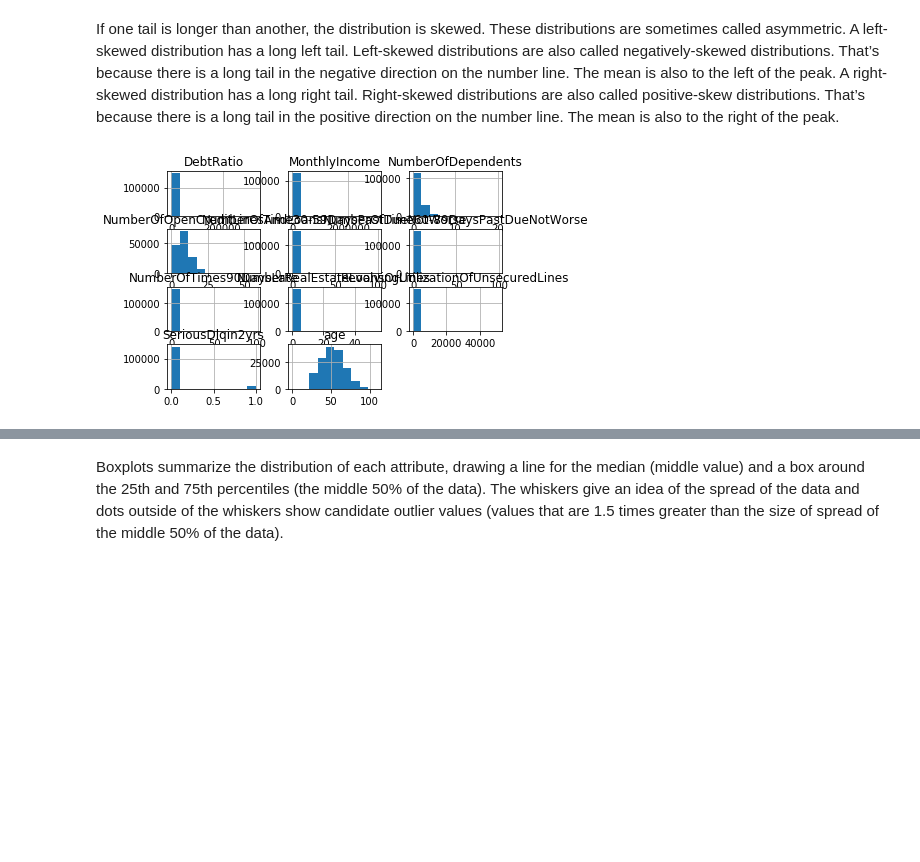
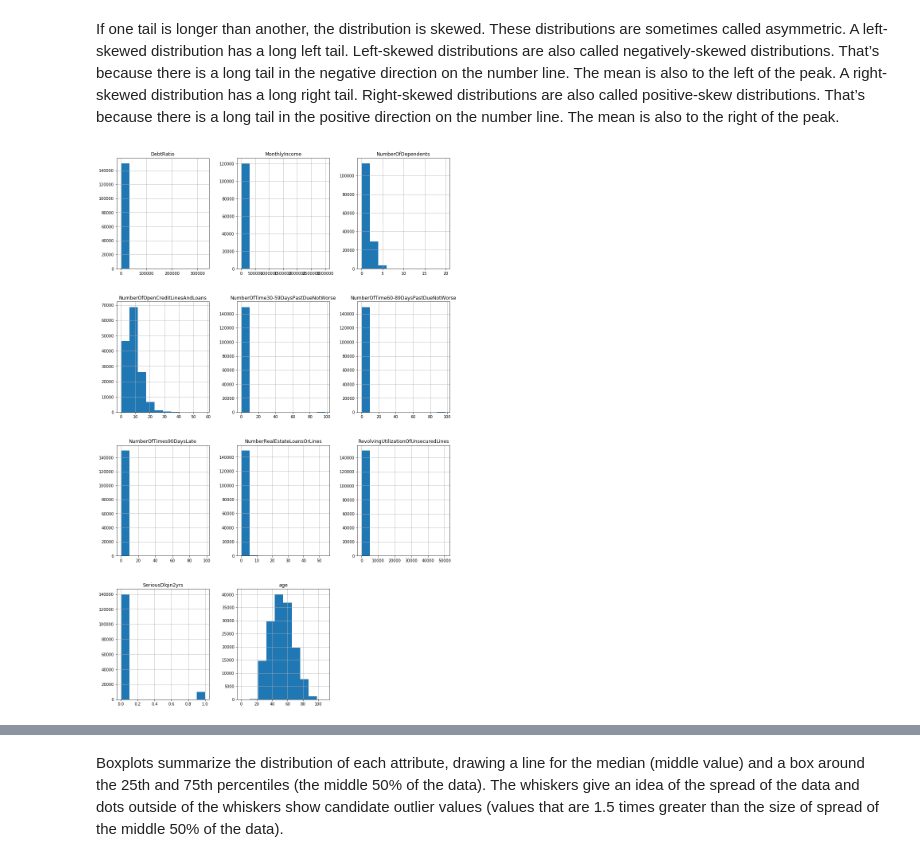
Before and after one commit to Simplon-IA-Bdx-1/give-me-some-credit-Beatrix84, a Jupyter notebook: Exercise_book_ML_python_credit.ipynb, the cells around one changed output, grey strips where cells are left out. Saved outputs shown, nothing was run; the diff lists cells and outputs as text; code cells hidden in the pictures; blank space fills up the shorter version.

```diff
--- a/Exercise_book_ML_python_credit.ipynb
+++ b/Exercise_book_ML_python_credit.ipynb
@@ -145,15 +145,16 @@ A right-skewed distribution has a long right tail. Right-skewed distributions ar
 # %%
 # Univariate Histograms
 
 from matplotlib import pyplot
 
-data.hist()
+
+data.hist(figsize=(15, 25))
 pyplot.show()
 
 # The age is nearly a Gaussian distribution
 # Nb of dependents may ahve an exponential distribution
 # %% [output]
-[figure, old version]
+[figure, new version]
 # %%
 # Univariate Density Plots
 
```
Also changed, not shown: parts of 3 cells of this notebook.
